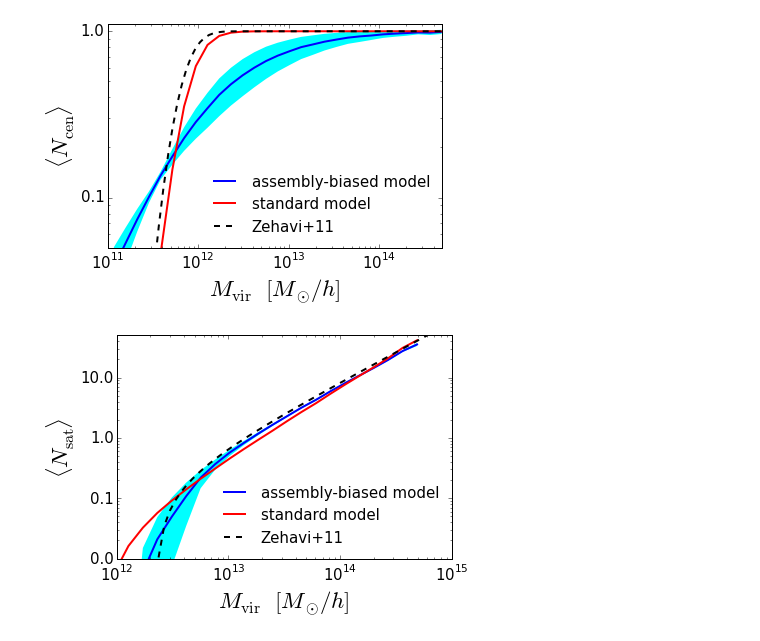
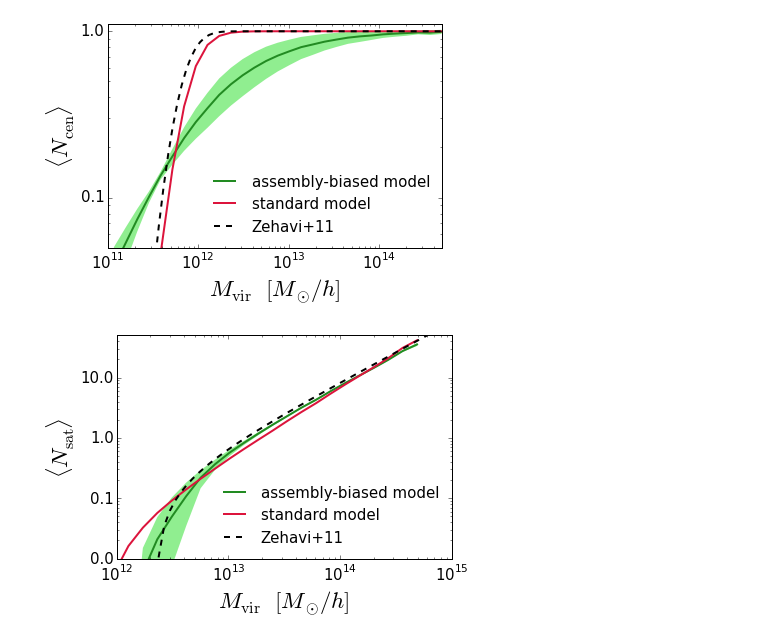
Before and after one commit to andrew-zentner/abmcmc, a Jupyter notebook: plot_hods.ipynb, the cells around one changed output. Cells and saved outputs as stored; diff of their text form; code cells hidden in the pictures.

Commit message:
Updated figures with different colors

```diff
--- a/plot_hods.ipynb
+++ b/plot_hods.ipynb
@@ -21,46 +21,46 @@ fig = plt.figure()
 ax = fig.add_subplot(111)
 
 ax.plot(ab_model['mass_bin_midpoints'], ab_model['mean_ncen'],
-         color='blue', label='assembly-biased model', linewidth=2)
+         color='forestgreen', label='assembly-biased model', linewidth=2)
 ax.plot(std_model['mass_bin_midpoints'], std_model['mean_ncen'],
-         color='red', label='standard model', linewidth=2)
+         color='crimson', label='standard model', linewidth=2)
 
 # Plot errors
 y1 = ab_model['mean_ncen'] - ab_model['stddev_ncen']
 y2 = ab_model['mean_ncen'] + ab_model['stddev_ncen']
 y_low = np.where(y2 < y1, y2, y1)
 y_high = np.where(y2 > y1, y2, y1)
 
 ax.fill_between(ab_model['mass_bin_midpoints'], y_low,  y_high,
-                where = y2 >= y1, facecolor='cyan', color="none", interpolate=True)
+                where = y2 >= y1, facecolor='lightgreen', color="none", interpolate=True)
 
 mass_array = np.logspace(10, 15, 100)
 ax.plot(mass_array, zehavi11_model.mean_occupation_centrals(prim_haloprop=mass_array),
          '--', color='k', label='Zehavi+11', linewidth=2)
 
 plt.loglog()
 plt.xticks(size=15); plt.yticks(size=15)
 plt.xlim(xmin = 1e11, xmax=5e14)
 plt.ylim(ymin = 0.05, ymax = 1.1)
 xlabel = ax.set_xlabel(r'$M_{\rm vir}$  $[M_{\odot}/h]$', size=23)
 ylabel = ax.set_ylabel(r'$\langle N_{\rm cen} \rangle$', size=23)
 
 ax.yaxis.set_major_formatter(ticker.FormatStrFormatter('%.1f'))
 
 
 plt.legend(fontsize=15, frameon=False, loc='best')
 fig.savefig('central_hod_comparison.pdf',
                   bbox_extra_artists=[xlabel, ylabel], bbox_inches='tight')
 # %% [output]
-[figure, old version]
+[figure, new version]
 # %%
 fig = plt.figure()
 ax = fig.add_subplot(111)
 
 ax.plot(ab_model['mass_bin_midpoints'], ab_model['mean_nsat'],
-         color='blue', label='assembly-biased model', linewidth=2)
+         color='forestgreen', label='assembly-biased model', linewidth=2)
 ax.plot(std_model['mass_bin_midpoints'], std_model['mean_nsat'],
-         color='red', label='standard model', linewidth=2)
+         color='crimson', label='standard model', linewidth=2)
 
 mass_array = np.logspace(10, 15, 100)
 ax.plot(mass_array, zehavi11_model.mean_occupation_satellites(prim_haloprop=mass_array),
@@ -72,7 +72,7 @@ y2 = ab_model['mean_nsat'] + ab_model['stddev_nsat']
 y_low = np.where(y2 < y1, y2, y1)
 y_high = np.where(y2 > y1, y2, y1)
 ax.fill_between(ab_model['mass_bin_midpoints'], y_low, y_high,
-                facecolor='cyan', color="none", interpolate=True)
+                facecolor='lightgreen', color="none", interpolate=True)
 
 plt.loglog()
 plt.xticks(size=15); plt.yticks(size=15)
@@ -87,4 +87,4 @@ plt.legend(fontsize=15, frameon=False, loc='best')
 fig.savefig('satellite_hod_comparison.pdf',
                   bbox_extra_artists=[xlabel, ylabel], bbox_inches='tight')
 # %% [output]
-[figure, old version]
+[figure, new version]
```
Also changed, not shown: 2 other files.
